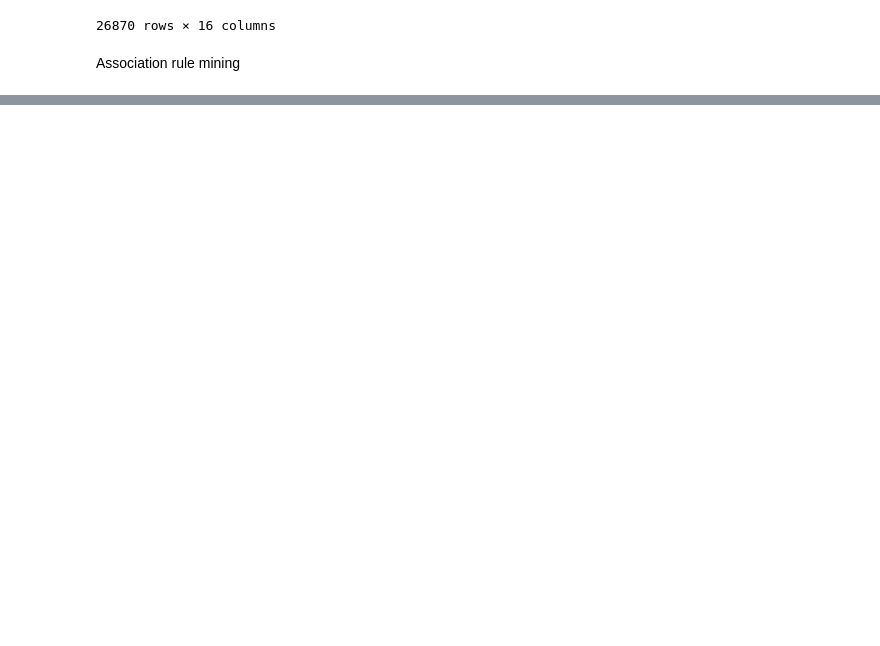
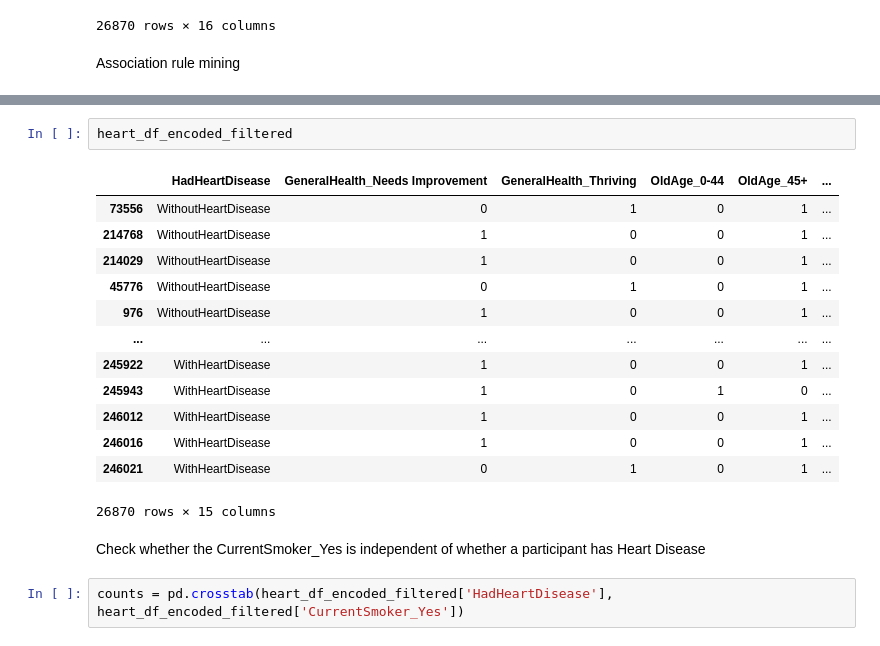
Before and after one commit to briangabini/csmodel, a Jupyter notebook: csmodel-project.ipynb, the cells around one changed output, grey strips where cells are left out. Saved outputs shown, nothing was run; the diff lists cells and outputs as text; blank space fills up the shorter version.

```diff
--- a/csmodel-project.ipynb
+++ b/csmodel-project.ipynb
@@ -1567,0 +1670,20 @@ print(rules)
+# %%
+heart_df_encoded_filtered
+# %% [output]
+|  | HadHeartDisease | GeneralHealth_Needs Improvement | GeneralHealth_Thriving | OldAge_0-44 | OldAge_45+ | ... |
+| 73556 | WithoutHeartDisease | 0 | 1 | 0 | 1 | ... |
+| 214768 | WithoutHeartDisease | 1 | 0 | 0 | 1 | ... |
+| 214029 | WithoutHeartDisease | 1 | 0 | 0 | 1 | ... |
+| 45776 | WithoutHeartDisease | 0 | 1 | 0 | 1 | ... |
+| 976 | WithoutHeartDisease | 1 | 0 | 0 | 1 | ... |
+| ... | ... | ... | ... | ... | ... | ... |
+| 245922 | WithHeartDisease | 1 | 0 | 0 | 1 | ... |
+| 245943 | WithHeartDisease | 1 | 0 | 1 | 0 | ... |
+| 246012 | WithHeartDisease | 1 | 0 | 0 | 1 | ... |
+| 246016 | WithHeartDisease | 1 | 0 | 0 | 1 | ... |
+| 246021 | WithHeartDisease | 0 | 1 | 0 | 1 | ... |
+26870 rows × 15 columns
+# %% [markdown]
+Check whether the CurrentSmoker_Yes is independent of whether a participant has Heart Disease
+# %%
+counts = pd.crosstab(heart_df_encoded_filtered['HadHeartDisease'], heart_df_encoded_filtered['CurrentSmoker_Yes'])
```
Also changed, not shown: parts of 35 cells of this notebook.
